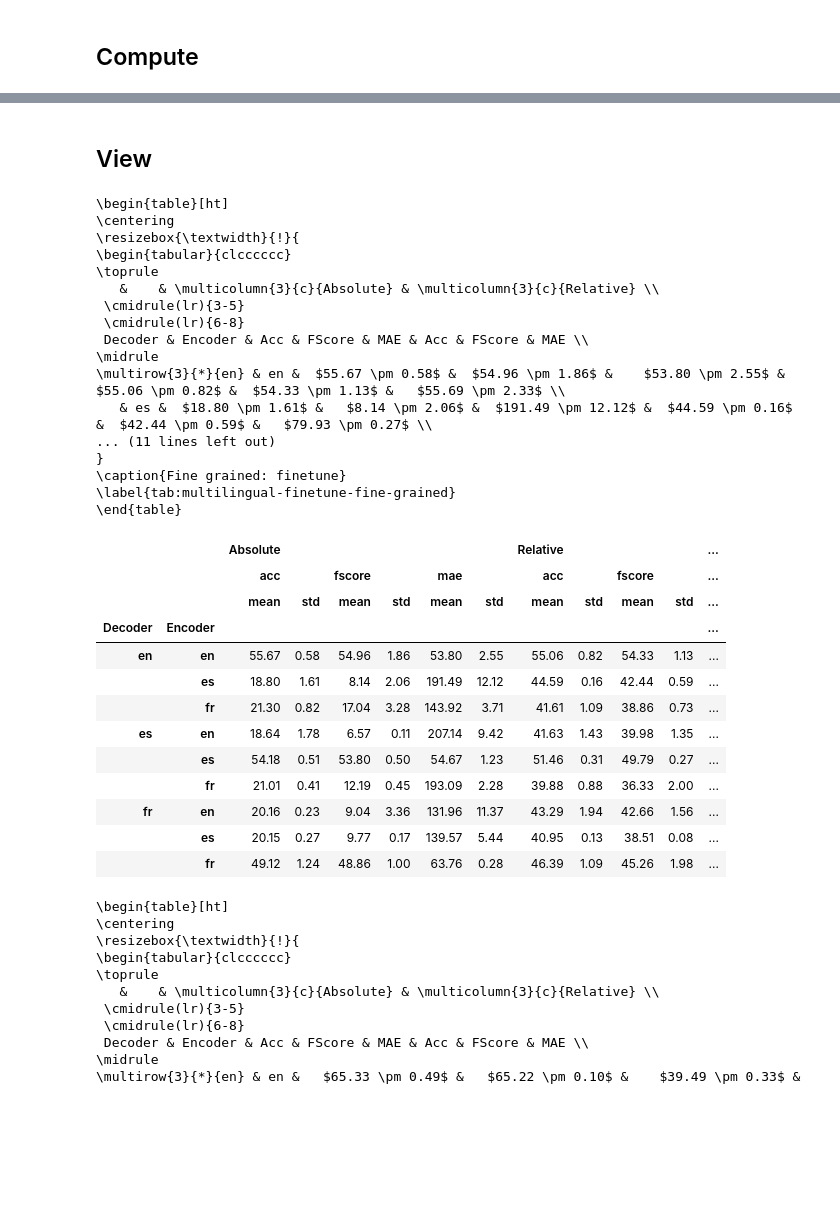
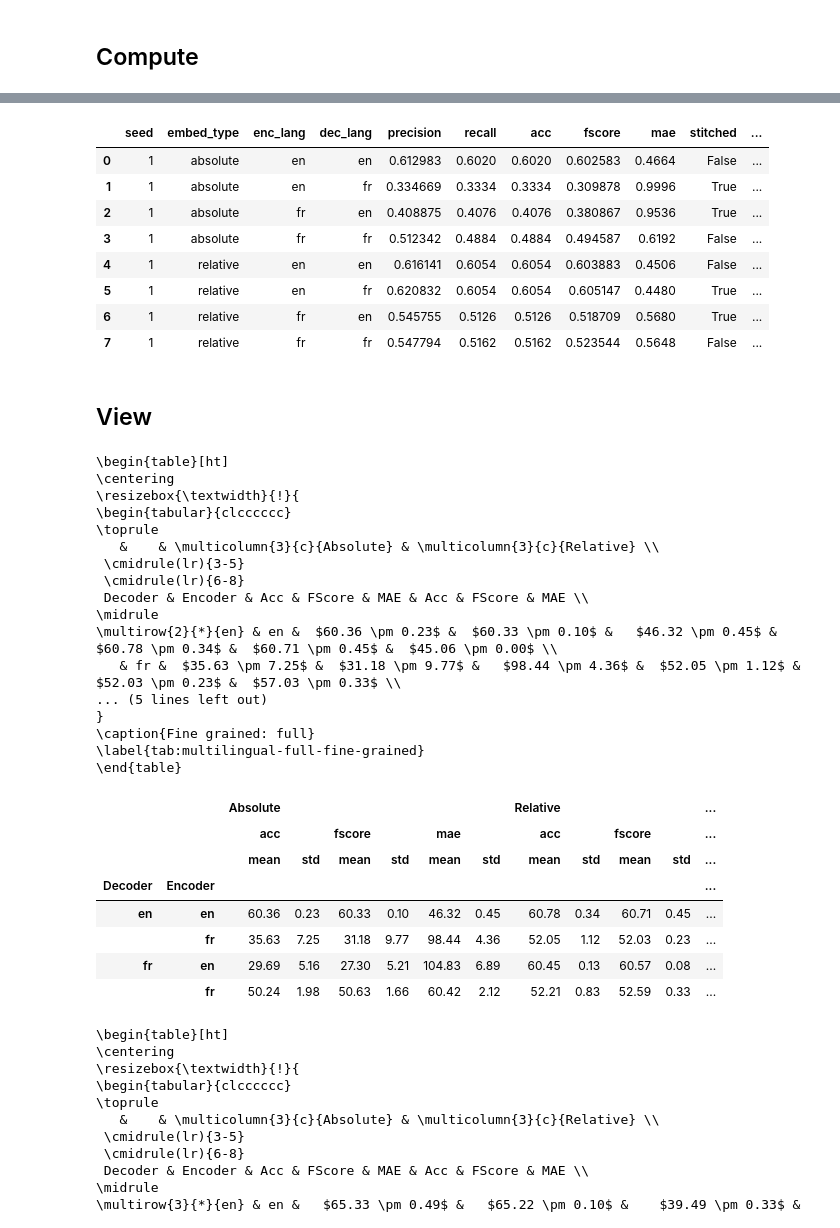
Before and after one commit to AGarciaCast/Topo_Reg_Relative_Rep, a Jupyter notebook: vanilla_multilingual_stitching.ipynb, the cells around one changed output, grey strips where cells are left out. Drawn from its saved outputs; the diff is of its cells as text; code cells hidden in the pictures; blank space fills up the shorter version.

```diff
--- a/vanilla_multilingual_stitching.ipynb
+++ b/vanilla_multilingual_stitching.ipynb
@@ -11,7 +11,7 @@ import pandas as pd
 from IPython.display import clear_output
 import matplotlib.pyplot as plt
 from utils.topo_ds import *
-from utils.sim_rel import compare_topo_models, topo_model
+from utils.sim_rel import compare_topo_models, topo_model, compare_CKA_models, compare_Frob_models
 import torch
 from torch.utils.data import DataLoader
 from tqdm import tqdm
@@ -42,6 +42,7 @@ DATASET_PATH = Path("./data")
 # Path to the folder where the pretrained models are saved
 CHECKPOINT_PATH = Path("./saved_models/rel_multi_vanilla")
 RESULT_PATH = Path("./results/rel_multi_vanilla")
+RESULT_PATH_LINEAR = Path("./results/rel_multi_topo")
 FIG_PATH =  Path("./Visualization")
 
 PROJECT_ROOT = Path("./")
@@ -885 +781,14 @@ Some weights of the model checkpoint at ClassCat/roberta-base-french were not us
+# %%
+df = pd.DataFrame(numeric_results["full"])
+df
+# %% [output]
+|  | seed | embed_type | enc_lang | dec_lang | precision | recall | acc | fscore | mae | stitched | ... |
+| 0 | 1 | absolute | en | en | 0.612983 | 0.6020 | 0.6020 | 0.602583 | 0.4664 | False | ... |
+| 1 | 1 | absolute | en | fr | 0.334669 | 0.3334 | 0.3334 | 0.309878 | 0.9996 | True | ... |
+| 2 | 1 | absolute | fr | en | 0.408875 | 0.4076 | 0.4076 | 0.380867 | 0.9536 | True | ... |
+| 3 | 1 | absolute | fr | fr | 0.512342 | 0.4884 | 0.4884 | 0.494587 | 0.6192 | False | ... |
+| 4 | 1 | relative | en | en | 0.616141 | 0.6054 | 0.6054 | 0.603883 | 0.4506 | False | ... |
+| 5 | 1 | relative | en | fr | 0.620832 | 0.6054 | 0.6054 | 0.605147 | 0.4480 | True | ... |
+| 6 | 1 | relative | fr | en | 0.545755 | 0.5126 | 0.5126 | 0.518709 | 0.5680 | True | ... |
+| 7 | 1 | relative | fr | fr | 0.547794 | 0.5162 | 0.5162 | 0.523544 | 0.5648 | False | ... |
 # %%
@@ -902,42 +811,37 @@ for mode in ["finetune", "full"]:
 # %%
 fine_grained: bool = True
 
-df_fine, tex_fine = process_df(fine_grained=fine_grained, mode="finetune", path=RESULT_PATH)
+df_fine, tex_fine = process_df(fine_grained=fine_grained, mode="full", path=RESULT_PATH_LINEAR, train_perc=train_perc)
 
 print(tex_fine)
 
 df_fine
 # %% [output]
 \begin{table}[ht]
 \centering
 \resizebox{\textwidth}{!}{
 \begin{tabular}{clcccccc}
 \toprule
    &    & \multicolumn{3}{c}{Absolute} & \multicolumn{3}{c}{Relative} \\
  \cmidrule(lr){3-5}
  \cmidrule(lr){6-8}
  Decoder & Encoder & Acc & FScore & MAE & Acc & FScore & MAE \\
 \midrule
-\multirow{3}{*}{en} & en &  $55.67 \pm 0.58$ &  $54.96 \pm 1.86$ &    $53.80 \pm 2.55$ &  $55.06 \pm 0.82$ &  $54.33 \pm 1.13$ &   $55.69 \pm 2.33$ \\
-   & es &  $18.80 \pm 1.61$ &   $8.14 \pm 2.06$ &  $191.49 \pm 12.12$ &  $44.59 \pm 0.16$ &  $42.44 \pm 0.59$ &   $79.93 \pm 0.27$ \\
-... (11 lines left out)
+\multirow{2}{*}{en} & en &  $60.36 \pm 0.23$ &  $60.33 \pm 0.10$ &   $46.32 \pm 0.45$ &  $60.78 \pm 0.34$ &  $60.71 \pm 0.45$ &  $45.06 \pm 0.00$ \\
+   & fr &  $35.63 \pm 7.25$ &  $31.18 \pm 9.77$ &   $98.44 \pm 4.36$ &  $52.05 \pm 1.12$ &  $52.03 \pm 0.23$ &  $57.03 \pm 0.33$ \\
+... (5 lines left out)
 }
-\caption{Fine grained: finetune}
-\label{tab:multilingual-finetune-fine-grained}
+\caption{Fine grained: full}
+\label{tab:multilingual-full-fine-grained}
 \end{table}
 |  |  | Absolute |  |  |  |  |  | Relative |  |  |  | ... |
 |  |  | acc |  | fscore |  | mae |  | acc |  | fscore |  | ... |
 |  |  | mean | std | mean | std | mean | std | mean | std | mean | std | ... |
 | Decoder | Encoder |  |  |  |  |  |  |  |  |  |  | ... |
-| en | en | 55.67 | 0.58 | 54.96 | 1.86 | 53.80 | 2.55 | 55.06 | 0.82 | 54.33 | 1.13 | ... |
-|  | es | 18.80 | 1.61 | 8.14 | 2.06 | 191.49 | 12.12 | 44.59 | 0.16 | 42.44 | 0.59 | ... |
-|  | fr | 21.30 | 0.82 | 17.04 | 3.28 | 143.92 | 3.71 | 41.61 | 1.09 | 38.86 | 0.73 | ... |
-| es | en | 18.64 | 1.78 | 6.57 | 0.11 | 207.14 | 9.42 | 41.63 | 1.43 | 39.98 | 1.35 | ... |
-|  | es | 54.18 | 0.51 | 53.80 | 0.50 | 54.67 | 1.23 | 51.46 | 0.31 | 49.79 | 0.27 | ... |
-|  | fr | 21.01 | 0.41 | 12.19 | 0.45 | 193.09 | 2.28 | 39.88 | 0.88 | 36.33 | 2.00 | ... |
-| fr | en | 20.16 | 0.23 | 9.04 | 3.36 | 131.96 | 11.37 | 43.29 | 1.94 | 42.66 | 1.56 | ... |
-|  | es | 20.15 | 0.27 | 9.77 | 0.17 | 139.57 | 5.44 | 40.95 | 0.13 | 38.51 | 0.08 | ... |
-|  | fr | 49.12 | 1.24 | 48.86 | 1.00 | 63.76 | 0.28 | 46.39 | 1.09 | 45.26 | 1.98 | ... |
+| en | en | 60.36 | 0.23 | 60.33 | 0.10 | 46.32 | 0.45 | 60.78 | 0.34 | 60.71 | 0.45 | ... |
+|  | fr | 35.63 | 7.25 | 31.18 | 9.77 | 98.44 | 4.36 | 52.05 | 1.12 | 52.03 | 0.23 | ... |
+| fr | en | 29.69 | 5.16 | 27.30 | 5.21 | 104.83 | 6.89 | 60.45 | 0.13 | 60.57 | 0.08 | ... |
+|  | fr | 50.24 | 1.98 | 50.63 | 1.66 | 60.42 | 2.12 | 52.21 | 0.83 | 52.59 | 0.33 | ... |
 # %%
 df_full, tex_full = process_df(fine_grained=fine_grained, mode="full", path=RESULT_PATH)
 
```
Also changed, not shown: parts of 8 cells of this notebook, 22 other files.
